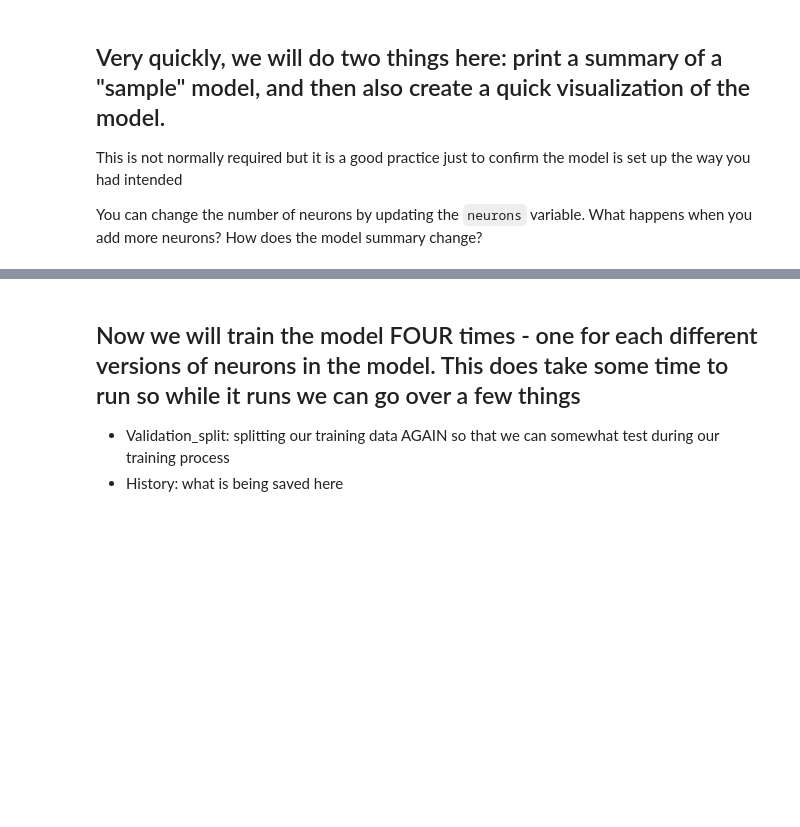
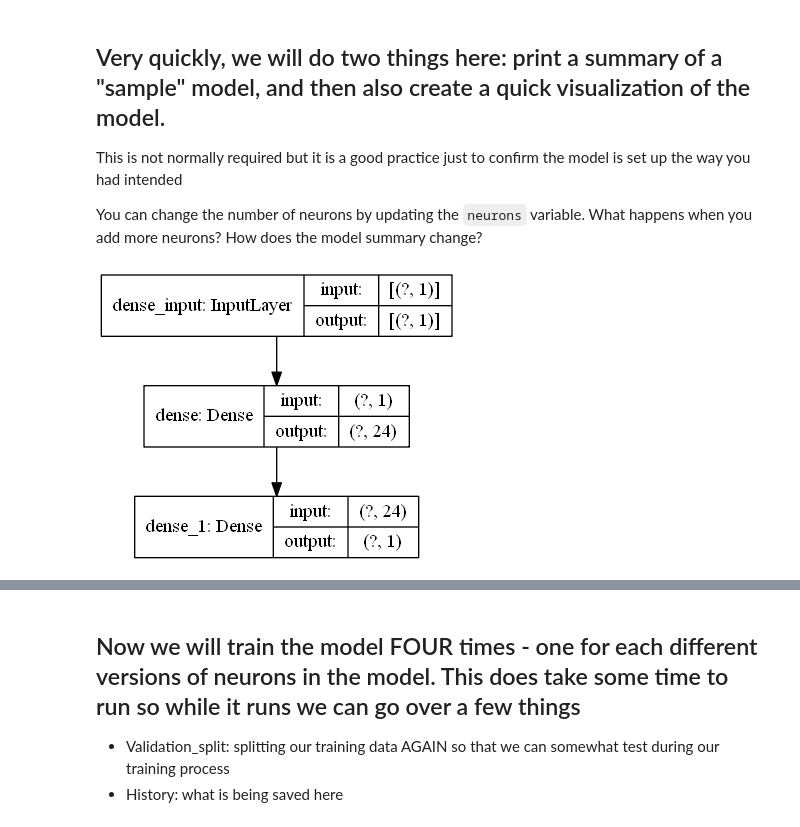
Before and after one commit to danny-moncada/UMN_day_of_data_2020, a Jupyter notebook: University_of_Minnesota_Day_of_Data_2020_DM_Working_Draft.ipynb, the cells around one changed output, grey strips where cells are left out. Cells and saved outputs as stored; diff of their text form; code cells hidden in the pictures; blank space fills up the shorter version.

```diff
--- a/University_of_Minnesota_Day_of_Data_2020_DM_Working_Draft.ipynb
+++ b/University_of_Minnesota_Day_of_Data_2020_DM_Working_Draft.ipynb
@@ -334,6 +326,15 @@ B.  `Batch`: One or more samples considered by the model within an epoch before
 This is not normally required but it is a good practice just to confirm the model is set up the way you had intended
 
 You can change the number of neurons by updating the `neurons` variable.  What happens when you add more neurons?  How does the model summary change?
+# %%
+import keras
+import pydotplus
+from keras.utils.vis_utils import model_to_dot
+pydot = keras.utils.vis_utils.pydot
+
+plot_model(sample_model_one)
+# %% [output]
+[figure, added]
 # %%
 ## Initialize a new plotting function that we can use very quickly down below
 def plot_model(model):
```
Also changed, not shown: parts of 6 cells of this notebook.
